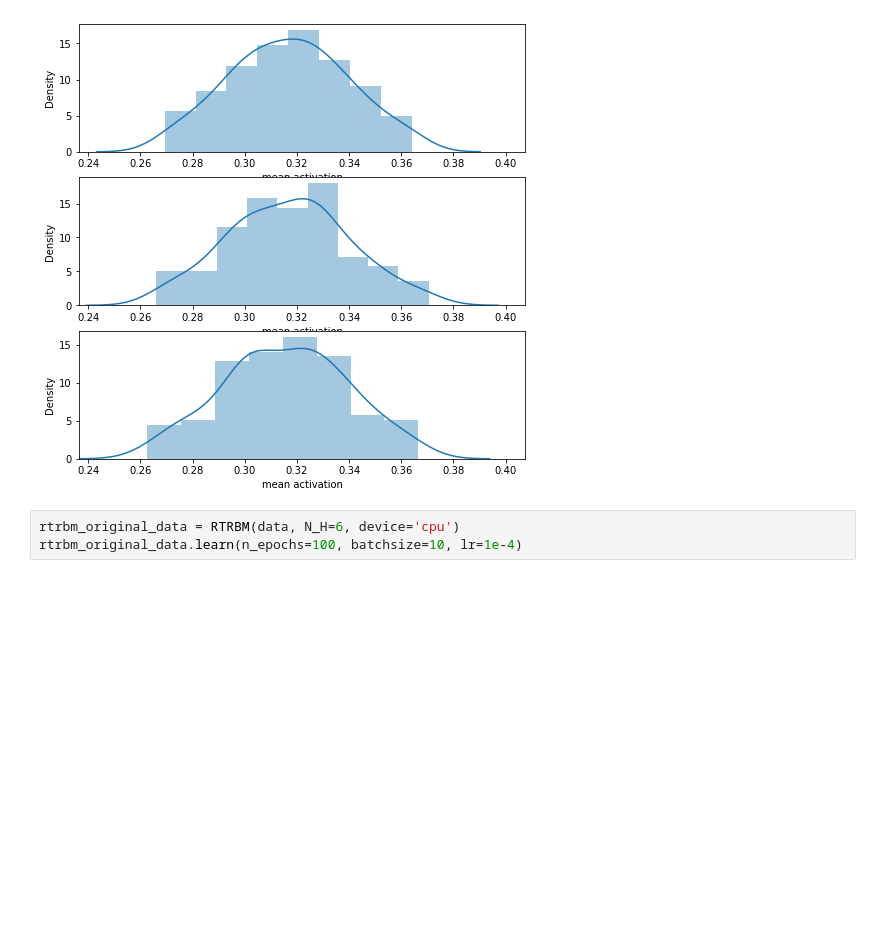
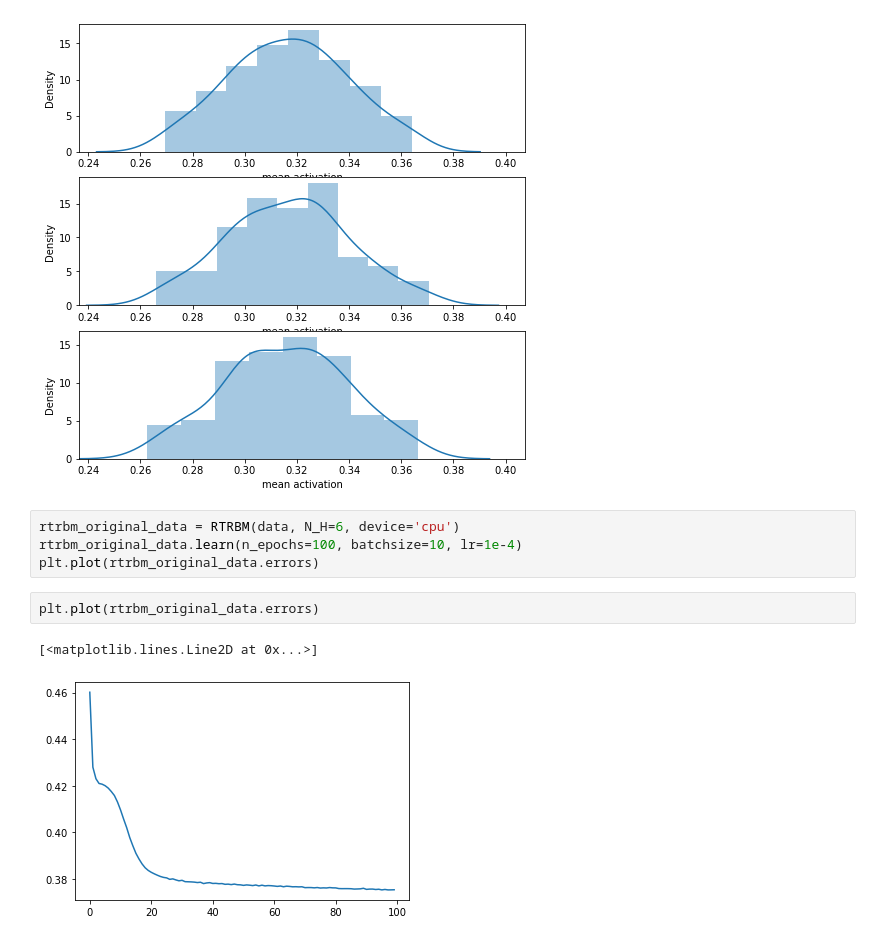
Before and after one commit to casperpeters/intern, a Jupyter notebook: notebooks/Poisson Time-shifted data/Sampling and transition rates.ipynb, the cells around one changed output. Cells and saved outputs as stored; diff of their text form; blank space fills up the shorter version.

```diff
--- a/notebooks/Poisson Time-shifted data/Sampling and transition rates.ipynb
+++ b/notebooks/Poisson Time-shifted data/Sampling and transition rates.ipynb
@@ -141,4 +141,10 @@ plt.show()
 # %%
 rtrbm_original_data = RTRBM(data, N_H=6, device='cpu')
 rtrbm_original_data.learn(n_epochs=100, batchsize=10, lr=1e-4)
+plt.plot(rtrbm_original_data.errors)
+# %%
+plt.plot(rtrbm_original_data.errors)
+# %% [output]
+[<matplotlib.lines.Line2D at 0x...>]
+[figure, added]
 # %%
```
Also changed, not shown: parts of 8 cells of this notebook, 1 other file.
